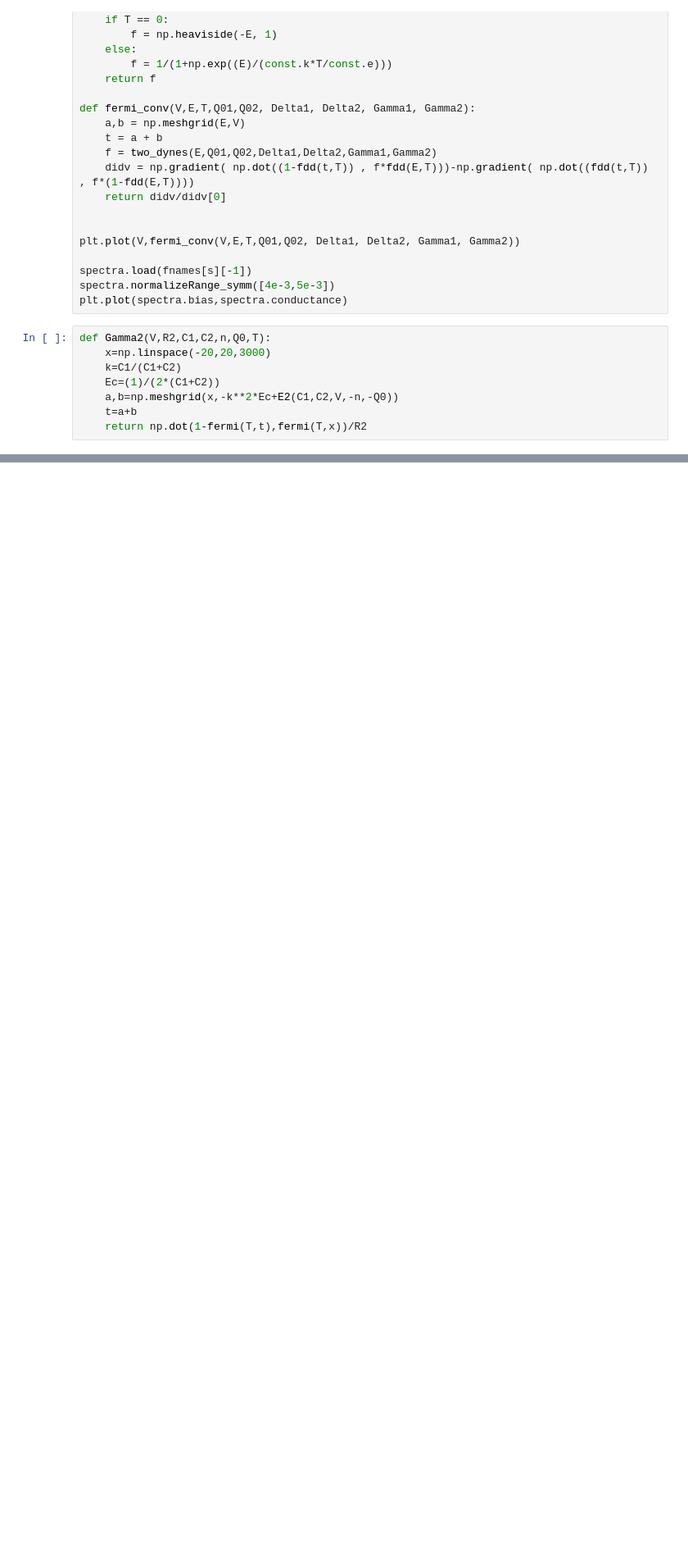
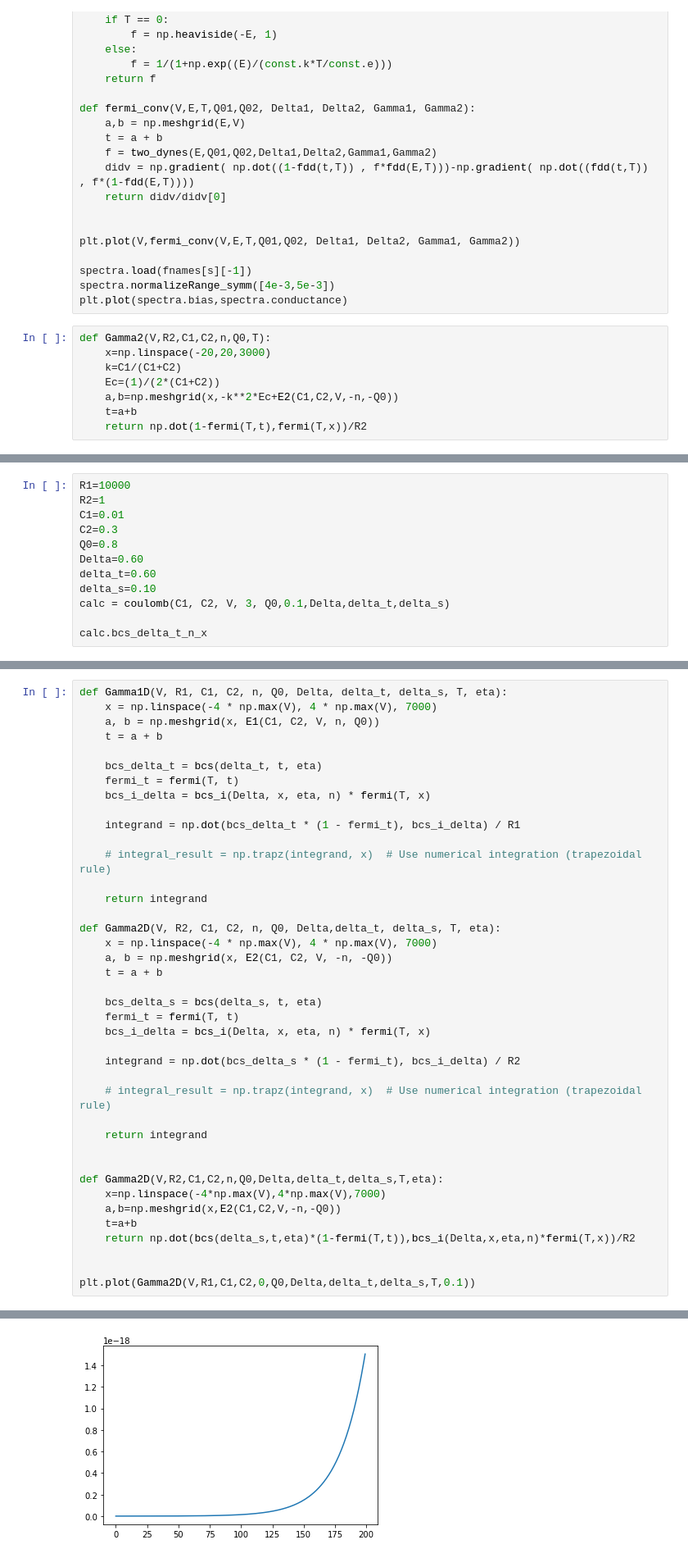
Before and after one commit to nanogunecic09/nanonis, a Jupyter notebook: Jon/Raw_analysis_sandra2.ipynb, the cells around one changed output, grey strips where cells are left out. Shown at 82% size. Saved outputs shown, nothing was run; the diff lists cells and outputs as text; blank space fills up the shorter version.

```diff
--- a/Jon/Raw_analysis_sandra2.ipynb
+++ b/Jon/Raw_analysis_sandra2.ipynb
@@ -1144,0 +1321,12 @@ def Gamma2(V,R2,C1,C2,n,Q0,T):
+# %%
+R1=10000
+R2=1
+C1=0.01
+C2=0.3
+Q0=0.8
+Delta=0.60
+delta_t=0.60
+delta_s=0.10
+calc = coulomb(C1, C2, V, 3, Q0,0.1,Delta,delta_t,delta_s)
+
+calc.bcs_delta_t_n_x
@@ -1144,0 +1509,41 @@ def Gamma2(V,R2,C1,C2,n,Q0,T):
+# %%
+def Gamma1D(V, R1, C1, C2, n, Q0, Delta, delta_t, delta_s, T, eta):
+    x = np.linspace(-4 * np.max(V), 4 * np.max(V), 7000)
+    a, b = np.meshgrid(x, E1(C1, C2, V, n, Q0))
+    t = a + b
+
+    bcs_delta_t = bcs(delta_t, t, eta)
+    fermi_t = fermi(T, t)
+    bcs_i_delta = bcs_i(Delta, x, eta, n) * fermi(T, x)
+
+    integrand = np.dot(bcs_delta_t * (1 - fermi_t), bcs_i_delta) / R1
+
+    # integral_result = np.trapz(integrand, x)  # Use numerical integration (trapezoidal rule)
+
+    return integrand
+
+def Gamma2D(V, R2, C1, C2, n, Q0, Delta,delta_t, delta_s, T, eta):
+    x = np.linspace(-4 * np.max(V), 4 * np.max(V), 7000)
+    a, b = np.meshgrid(x, E2(C1, C2, V, -n, -Q0))
+    t = a + b
+
+    bcs_delta_s = bcs(delta_s, t, eta)
+    fermi_t = fermi(T, t)
+    bcs_i_delta = bcs_i(Delta, x, eta, n) * fermi(T, x)
+
+    integrand = np.dot(bcs_delta_s * (1 - fermi_t), bcs_i_delta) / R2
+
+    # integral_result = np.trapz(integrand, x)  # Use numerical integration (trapezoidal rule)
+
+    return integrand
+
+
+def Gamma2D(V,R2,C1,C2,n,Q0,Delta,delta_t,delta_s,T,eta):
+    x=np.linspace(-4*np.max(V),4*np.max(V),7000)
+    a,b=np.meshgrid(x,E2(C1,C2,V,-n,-Q0))
+    t=a+b
+    return np.dot(bcs(delta_s,t,eta)*(1-fermi(T,t)),bcs_i(Delta,x,eta,n)*fermi(T,x))/R2
+
+
+plt.plot(Gamma2D(V,R1,C1,C2,0,Q0,Delta,delta_t,delta_s,T,0.1))
+# %% [output]
@@ -1144,0 +1551 @@ def Gamma2(V,R2,C1,C2,n,Q0,T):
+[figure, added]
```
Also changed, not shown: parts of 12 cells of this notebook, 4 other files.
